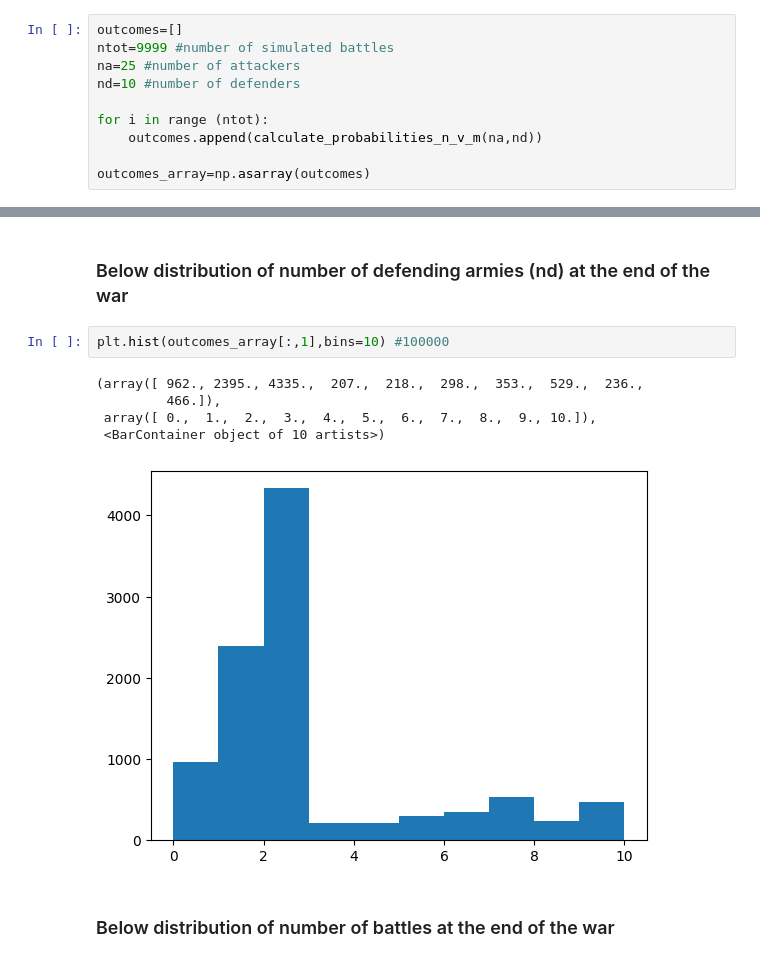
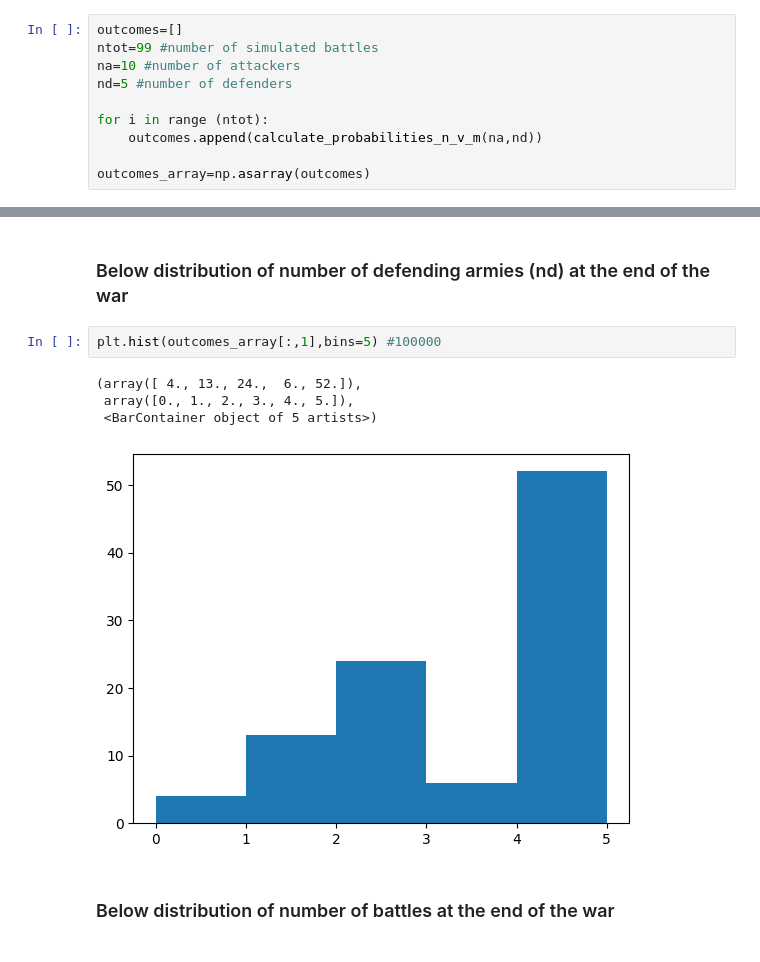
Before and after one commit to mimi1981/RISIKO, a Jupyter notebook: Risiko.ipynb, the cells around one changed output, grey strips where cells are left out. Drawn from its saved outputs; the diff is of its cells as text.

```diff
--- a/Risiko.ipynb
+++ b/Risiko.ipynb
@@ -233,9 +233,9 @@ def calculate_probabilities_n_v_m(na,nd):
 ### Here we do ntot simulations of wars between na attacking armies and nd defending armies and we record the final na, nd and number of battles in each war
 # %%
 outcomes=[]
-ntot=9999 #number of simulated battles
-na=25 #number of attackers
-nd=10 #number of defenders
+ntot=99 #number of simulated battles
+na=10 #number of attackers
+nd=5 #number of defenders
 
 for i in range (ntot):
     outcomes.append(calculate_probabilities_n_v_m(na,nd))
@@ -311,13 +310,12 @@ plt.hist(outcomes_array[:,0],bins=23) #100000
 # %% [markdown]
 ### Below distribution of number of defending armies (nd) at the end of the war
 # %%
-plt.hist(outcomes_array[:,1],bins=10) #100000
+plt.hist(outcomes_array[:,1],bins=5) #100000
 # %% [output]
-(array([ 962., 2395., 4335.,  207.,  218.,  298.,  353.,  529.,  236.,
-         466.]),
- array([ 0.,  1.,  2.,  3.,  4.,  5.,  6.,  7.,  8.,  9., 10.]),
- <BarContainer object of 10 artists>)
+(array([ 4., 13., 24.,  6., 52.]),
+ array([0., 1., 2., 3., 4., 5.]),
+ <BarContainer object of 5 artists>)
-[figure, old version]
+[figure, new version]
 # %% [markdown]
 ### Below distribution of number of battles at the end of the war
 # %%
```
Also changed, not shown: parts of 8 cells of this notebook.
